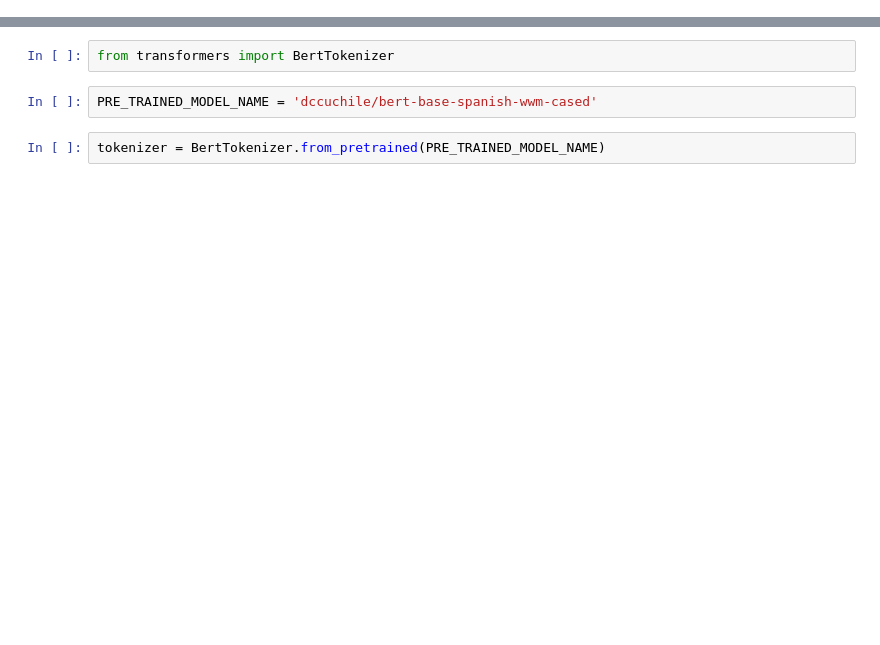
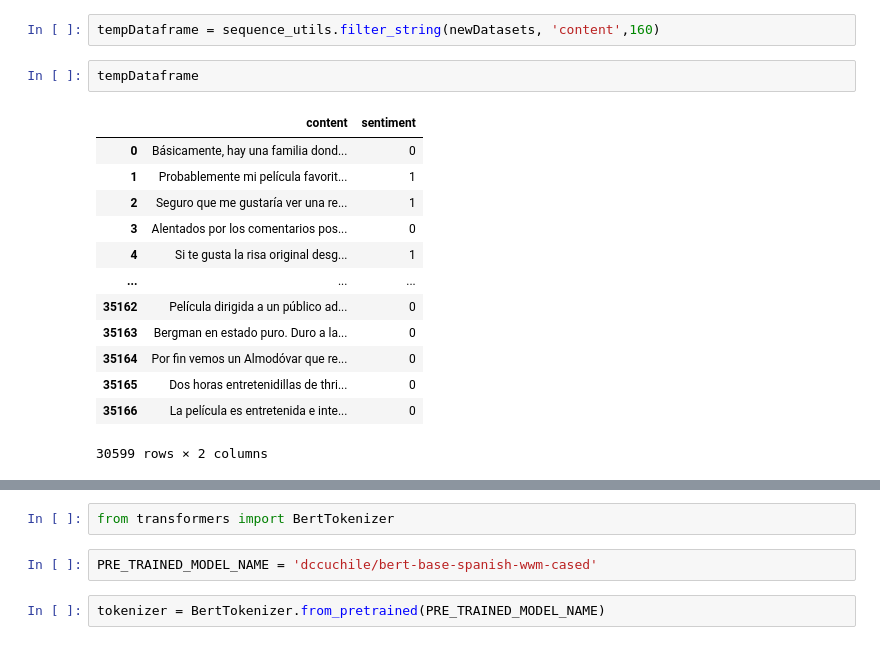
Before and after one commit to joseortizm/RecSys, a Jupyter notebook: beto.ipynb, the cells around one changed output, grey strips where cells are left out. Saved outputs shown, nothing was run; the diff lists cells and outputs as text; blank space fills up the shorter version.

```diff
--- a/beto.ipynb
+++ b/beto.ipynb
@@ -82,0 +151,18 @@ undetected element with index: 3
+# %%
+tempDataframe = sequence_utils.filter_string(newDatasets, 'content',160)
+# %%
+tempDataframe
+# %% [output]
+|  | content | sentiment |
+| 0 | Básicamente, hay una familia dond... | 0 |
+| 1 | Probablemente mi película favorit... | 1 |
+| 2 | Seguro que me gustaría ver una re... | 1 |
+| 3 | Alentados por los comentarios pos... | 0 |
+| 4 | Si te gusta la risa original desg... | 1 |
+| ... | ... | ... |
+| 35162 | Película dirigida a un público ad... | 0 |
+| 35163 | Bergman en estado puro. Duro a la... | 0 |
+| 35164 | Por fin vemos un Almodóvar que re... | 0 |
+| 35165 | Dos horas entretenidillas de thri... | 0 |
+| 35166 | La película es entretenida e inte... | 0 |
+30599 rows × 2 columns
```
Also changed, not shown: parts of 28 cells of this notebook, 1 other file.
